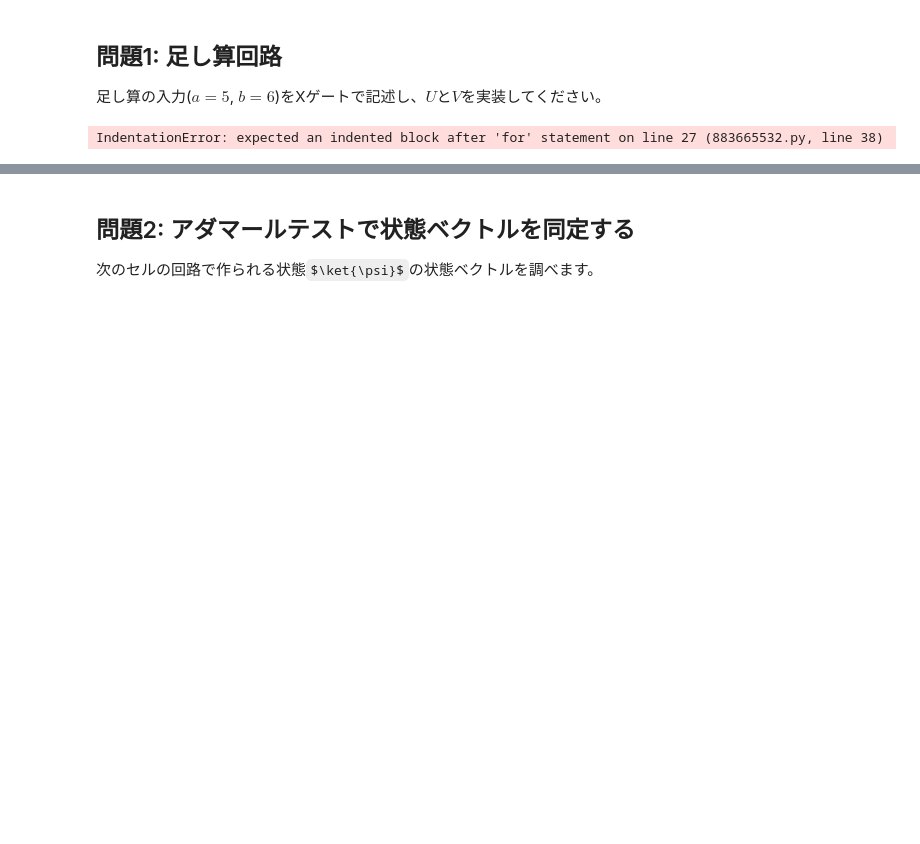
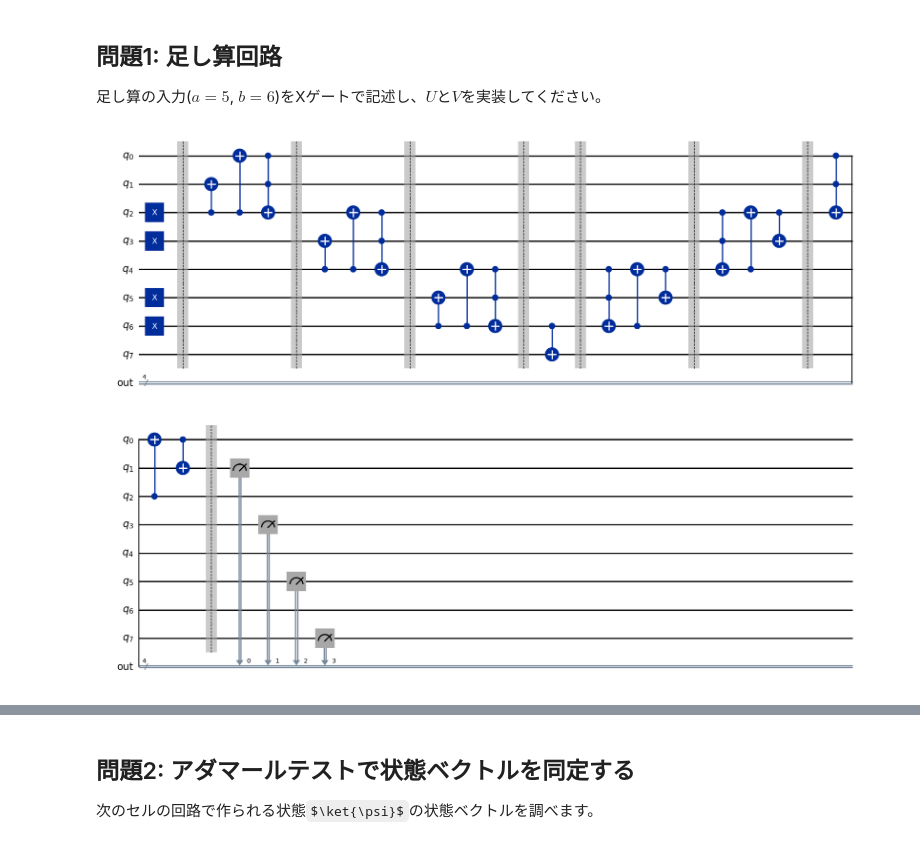
Before and after one commit to OguSho/Keidai, a Jupyter notebook: assignment_2026-04-23.ipynb, the cells around one changed output, grey strips where cells are left out. Cells and saved outputs as stored; diff of their text form; code cells hidden in the pictures; some formulas as TeX source; blank space fills up the shorter version.

```diff
--- a/assignment_2026-04-23.ipynb
+++ b/assignment_2026-04-23.ipynb
@@ -49,10 +49,10 @@ circuit = QuantumCircuit(qreg, creg)
 ##################
 ### EDIT BELOW ###
 ##################
-
+#(0,b0,a0,b1,a1,b2,a2,0... a = a2a1a0, b= b2b1b0)
 # for iq in [?, ?, ?, ..]:
 #     circuit.x(iq)
-for iq in [0,2,4,5]:
+for iq in [2,3,5,6]:
   circuit.x(iq)
 
 ##################
@@ -64,35 +64,43 @@ circuit.barrier()
 # Uを qlow, qlow+1, qlow+2 に対して作用させる。range(0, n, 2)によってqlowの値は一つ飛ばしで与えられる
 for qlow in range(0, circuit_width - 2, 2):
     ##################
     ### EDIT BELOW ###
     ##################
-
     # Uを実装
+    circuit.cx(qlow + 2, qlow + 1)
+    circuit.cx(qlow + 2, qlow)
+    circuit.ccx(qlow, qlow + 1, qlow + 2)
+    circuit.barrier()
 
     ##################
     ### EDIT ABOVE ###
     ##################
 
 circuit.cx(circuit_width - 2, circuit_width - 1)
+circuit.barrier()
 
 # Vを qlow, qlow+1, qlow+2 に対して作用させる。range(n-1, -1, -2)によってqlowの値は一つ飛ばしで与えられる
 for qlow in range(circuit_width - 4, -1, -2):
     ##################
     ### EDIT BELOW ###
     ##################
 
     # Vを実装
+    circuit.ccx(qlow, qlow + 1, qlow + 2)
+    circuit.cx(qlow + 2, qlow)
+    circuit.cx(qlow, qlow + 1)
+    circuit.barrier()
 
     ##################
     ### EDIT ABOVE ###
     ##################
 
 # [1, 3, ...]量子ビットを測定し、古典レジスタに書き出す
 circuit.measure(range(1, circuit_width, 2), creg)
 
 circuit.draw('mpl')
 # %% [output]
-IndentationError: expected an indented block after 'for' statement on line 27 (883665532.py, line 38)
+[figure, added]
 # %%
 # シミュレータで回路を実行
 simulator = AerSimulator()
```
Also changed, not shown: parts of 1 cell of this notebook.
